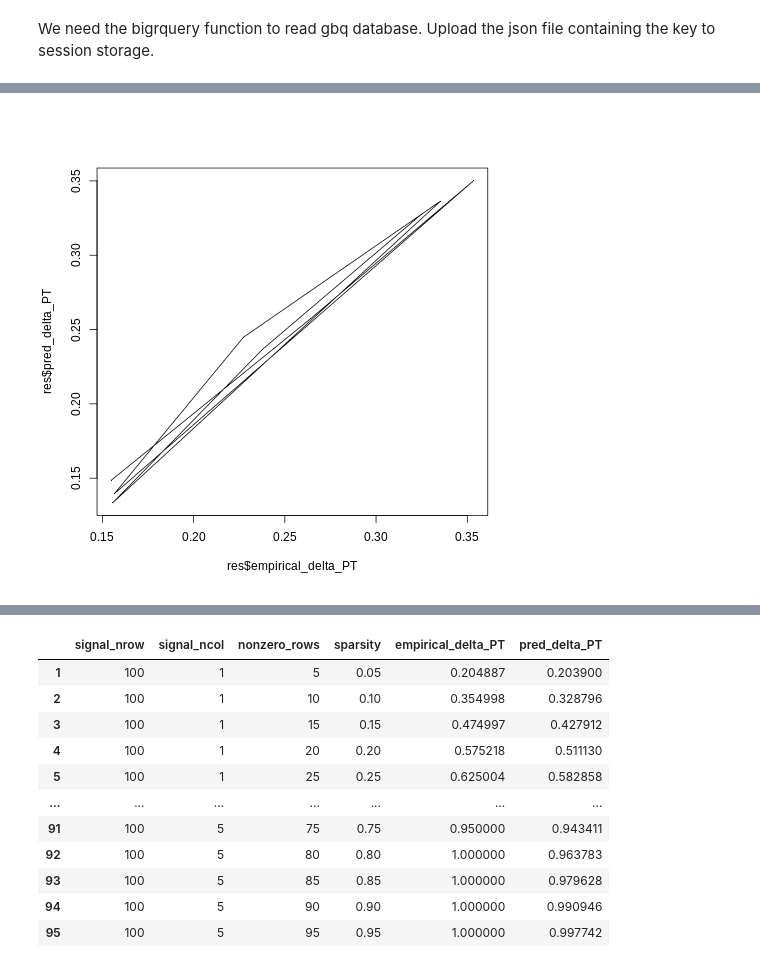
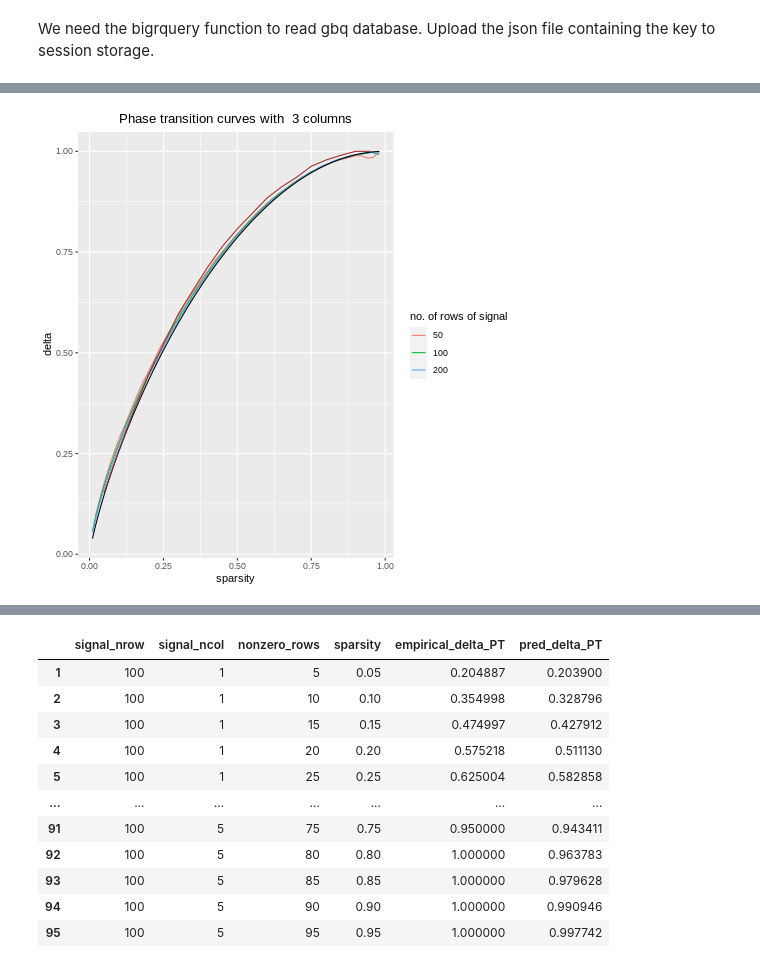
Before and after one commit to apd1995/SoftSense-and-SteinSense, a Jupyter notebook: updating_params.ipynb, the cells around one changed output, grey strips where cells are left out. Drawn from its saved outputs; the diff is of its cells as text; code cells hidden in the pictures.

```diff
--- a/updating_params.ipynb
+++ b/updating_params.ipynb
@@ -242,7 +306,7 @@ get_LD50 = function(x, y){
 empirical_PT_df = function(df, sparsity_lower_bound, sparsity_upper_bound){
     dat = df %>%
     filter(sparsity>=sparsity_lower_bound, sparsity<=sparsity_upper_bound) %>%
-    mutate(success = as.integer(rel_err < 100*err_tol)) %>%
+    mutate(success = as.integer(rel_err < 10**2 * err_tol)) %>%
     arrange(signal_nrow, signal_ncol, nonzero_rows, sparsity, num_measurements, undersampling_ratio, mc) %>%
     group_by(signal_nrow, signal_ncol, nonzero_rows, sparsity) %>%
     summarise(empirical_delta_PT = get_LD50(undersampling_ratio, success))
@@ -256,5 +320,5 @@ empirical_PT_df = function(df, sparsity_lower_bound, sparsity_upper_bound){
     return(dat)
 }
 
-res = empirical_PT_df(raw_data, 0, 1)
-#write.csv(res, "/content/drive/MyDrive/Andrew+Apratim+Dave/experimental_design/PT_data_intger_scale.csv")
+
+# write.csv(res, "/content/drive/MyDrive/Andrew+Apratim+Dave/experimental_design/PT_data_intger_scale.csv")
@@ -264,7 +480,8 @@ res = empirical_PT_df(raw_data, 0, 1)
 # %%
 %%R
-res = res %>%
-mutate(pred_delta_PT = mapply(predicted_delta_PT, sparsity, signal_ncol))
+# convex optimization / blocksoft
+res_normal_js = res_normal_js %>%
+mutate(pred_blocksoft_PT = mapply(predicted_delta_PT, sparsity, signal_ncol))
 # %%
 %%R
 # Important: don't run this!
@@ -298,8 +494,22 @@ res
-# %%
-%%R
-plot(res$empirical_delta_PT, res$pred_delta_PT, pch = ".")
-lines(res$empirical_delta_PT, res$pred_delta_PT)
-# %% [output]
-[figure, removed]
+# %%
+%%R
+B = 3
+df1 = read.csv("/content/drive/MyDrive/Andrew+Apratim+Dave/experimental_design/PT_data_integer_scale_corrected.csv", row.names = 1)
+# df2 = read.csv("/content/drive/MyDrive/Andrew+Apratim+Dave/experimental_design/PT_data_AMP_blocksoft_larger.csv", row.names = 1)
+df2 = res
+
+df1_100 = df1 %>% filter(signal_ncol == B)
+df2_small = df2 %>% filter(signal_ncol == B)
+g3 <- ggplot(df1_100, aes(x = sparsity, y = delta)) +
+    labs(title = paste("Phase transition curves with ", B, "columns")) +
+    theme(plot.title = element_text(hjust = 0.5)) +
+    geom_line(aes(x = sparsity, y = empirical_delta_PT, color = as.factor(signal_nrow)))+
+    scale_color_discrete(name = "no. of rows of signal") +
+    geom_line(aes(x = sparsity, y = pred_delta_PT), color = "black") +
+    geom_line(data = df2_small, aes(x = sparsity, y = empirical_delta_PT), color = "brown")
+
+g3
+# %% [output]
+[figure, added]
 # %%
 %%R
```
Also changed, not shown: parts of 81 cells of this notebook.
